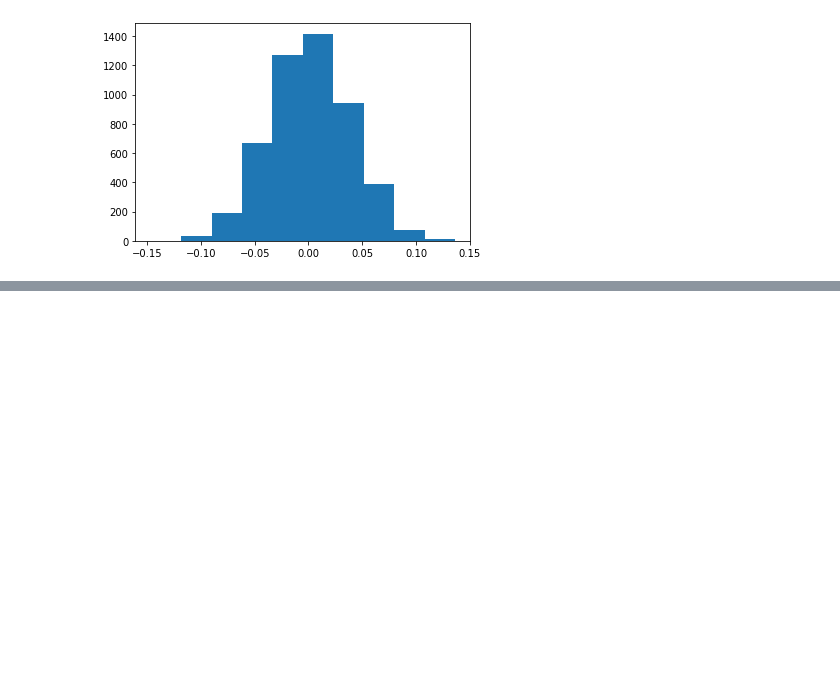
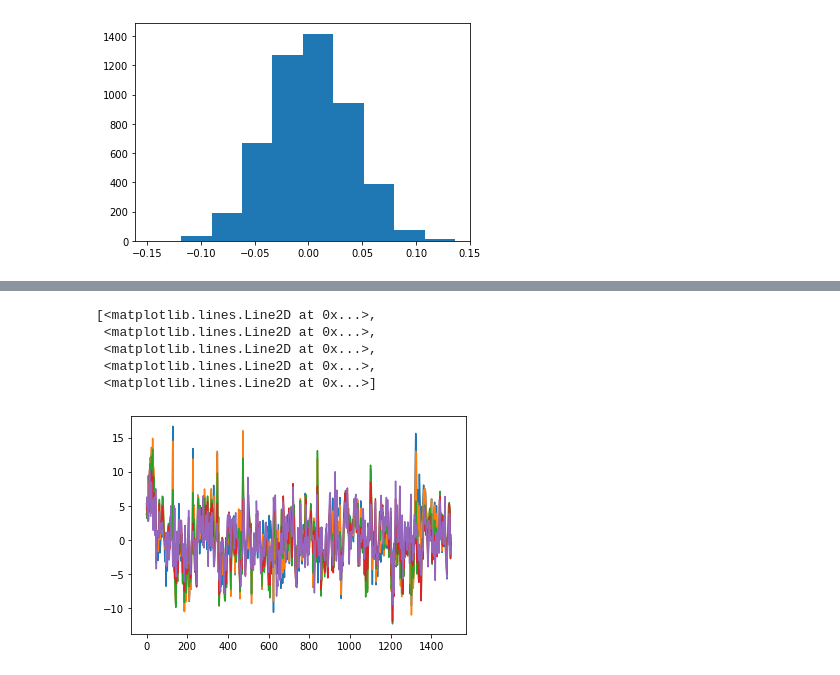
Before and after one commit to naturalistic-data-analysis/naturalistic_data_analysis, a Jupyter notebook: content/features/notebooks/Develop_ISC.ipynb, the cells around one changed output, grey strips where cells are left out. Saved outputs shown, nothing was run; the diff lists cells and outputs as text; code cells hidden in the pictures; blank space fills up the shorter version.

```diff
--- a/content/features/notebooks/Develop_ISC.ipynb
+++ b/content/features/notebooks/Develop_ISC.ipynb
@@ -1704,0 +1731,33 @@ def permutation_isc(
+# %%
+tr = 1.5
+self = data.copy()
+
+def upsample(self, sampling_freq=None, target=None, target_type='hz', method='linear'):
+    ''' Upsample Brain_Data timeseries to a new target frequency or number of samples using interpolation.
+
+        Args:
+            sampling_freq:  (float) sampling frequency of data in hertz
+            target: (float) upsampling target
+            target_type: (str) type of target can be [samples,seconds,hz]
+            method: (str) ['linear', 'nearest', 'zero', 'slinear', 'quadratic', 'cubic']
+                          where 'zero', 'slinear', 'quadratic' and 'cubic'
+                          refer to a spline interpolation of zeroth, first,
+                          second or third order  (default: linear)
+        Returns:
+            upsampled Brain_Data instance
+    '''
+    out = self.copy()
+    out.data = _upsample(pd.DataFrame(out.data), sampling_freq=sampling_freq, target=target, target_type=target_type, method=method)
+    return out
+
+upsampled = upsample(self, sampling_freq=1/tr, target=10)
+    # upsampled = upsample(pd.DataFrame(data.data).T, sampling_freq=1/tr, target=10, target_type='hz', method='cubic')
+# %%
+plt.plot(upsampled)
+# %% [output]
+[<matplotlib.lines.Line2D at 0x...>,
+ <matplotlib.lines.Line2D at 0x...>,
+ <matplotlib.lines.Line2D at 0x...>,
+ <matplotlib.lines.Line2D at 0x...>,
+ <matplotlib.lines.Line2D at 0x...>]
+[figure, added]
```
Also changed, not shown: parts of 7 cells of this notebook, 35 other files.
